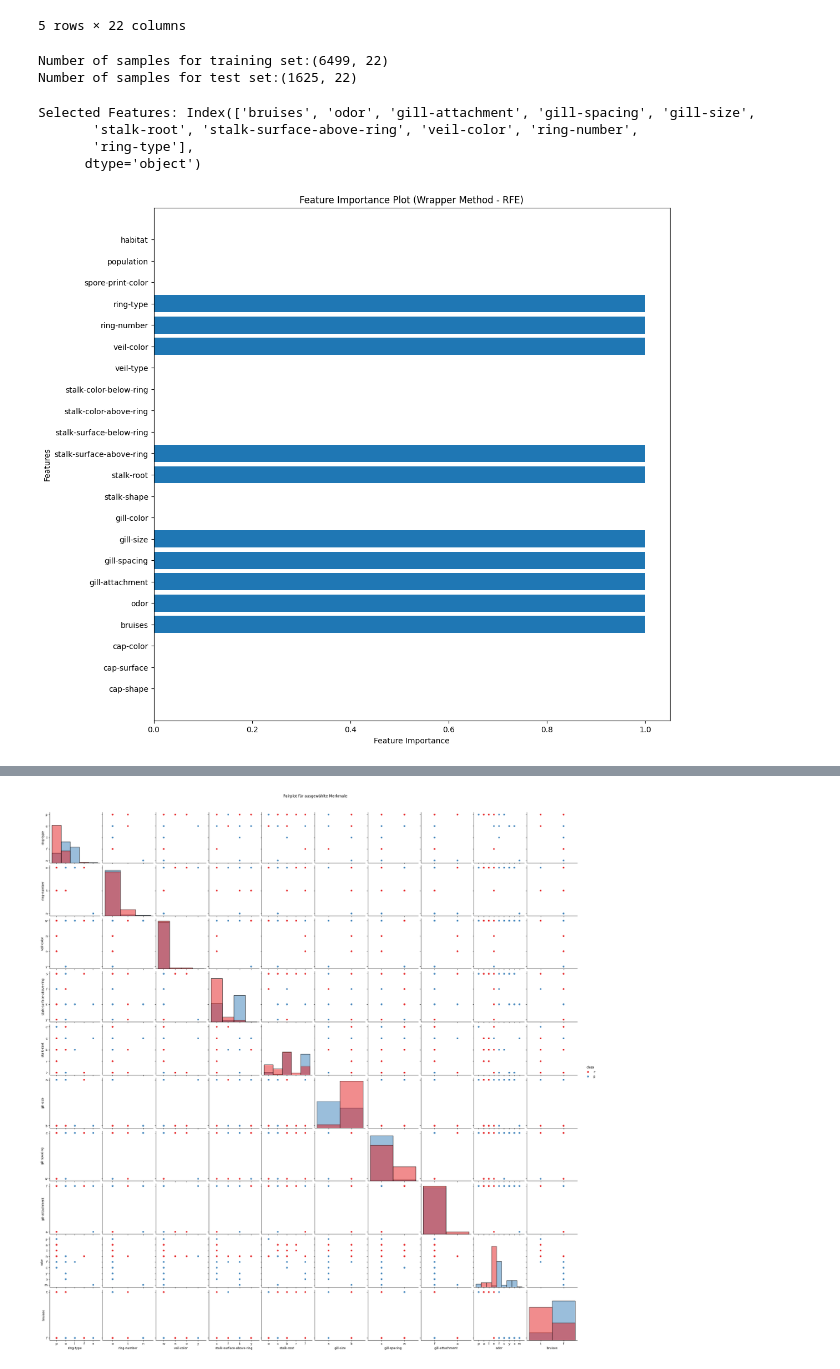
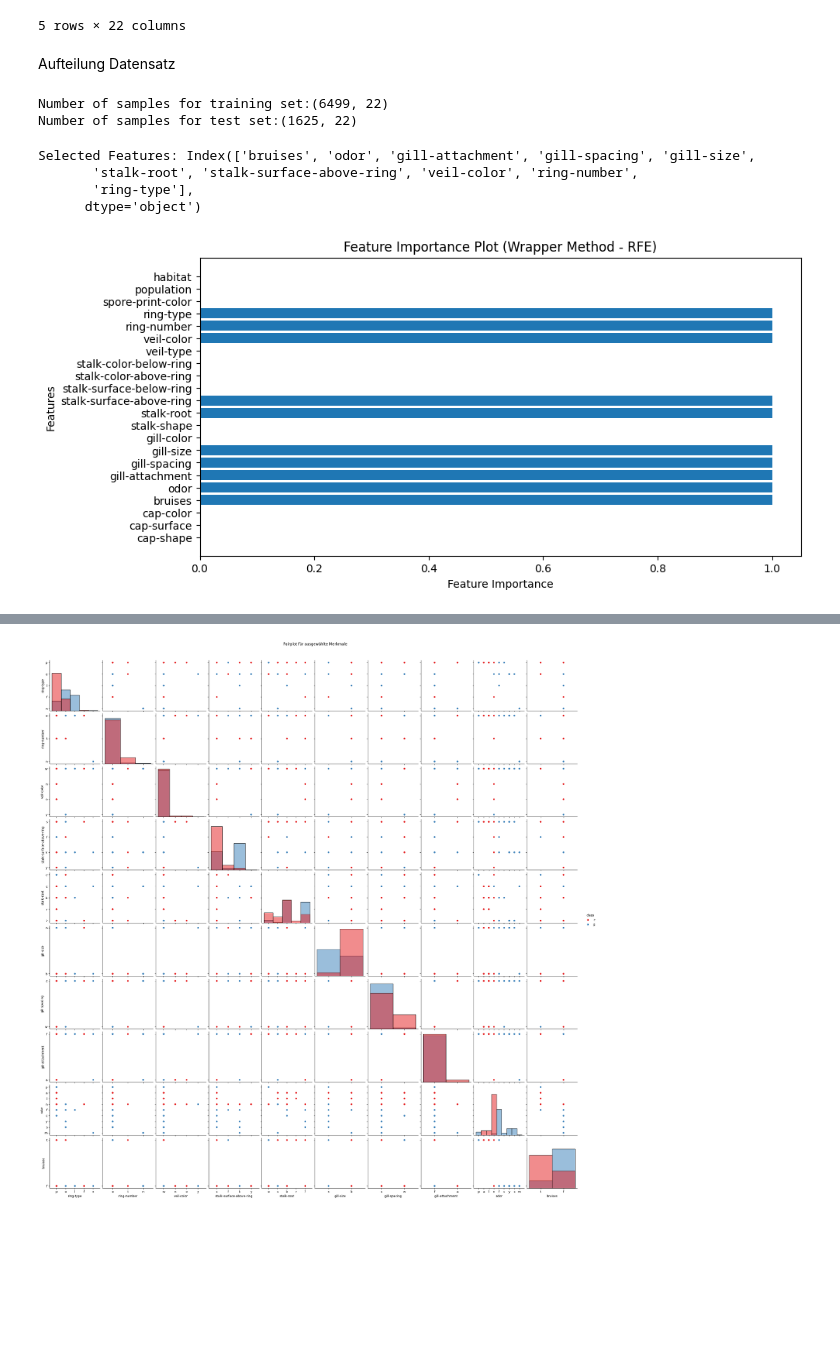
Before and after one commit to Julian-wi22060/DataExplorationProject, a Jupyter notebook: Marquardt.ipynb, the cells around one changed output, grey strips where cells are left out. Saved outputs shown, nothing was run; the diff lists cells and outputs as text; code cells hidden in the pictures; blank space fills up the shorter version.

```diff
--- a/Marquardt.ipynb
+++ b/Marquardt.ipynb
@@ -197,6 +182,8 @@ X.head()
 | 3 | x | y | w | t | p | f | c | n | ... |
 | 4 | x | s | g | f | n | f | w | b | ... |
 5 rows × 22 columns
+# %% [markdown]
+Aufteilung Datensatz
 # %%
 Encoder_X = LabelEncoder()
 for col in X.columns:
@@ -214,29 +201,29 @@ Number of samples for test set:(1625, 22)
 # %%
 warnings.filterwarnings("ignore")
 logreg = LogisticRegression()
 
 # Feature selection using Recursive Feature Elimination (RFE)
 rfe = RFE(estimator=logreg, n_features_to_select=10, step=1)
 rfe.fit(X_train, Y_train)
 
 selected_features = X.columns[rfe.support_]
 
 # Print selected features
 print("Selected Features:", selected_features)
 # Plotting feature importance with Recursive Feature Elimination
-plt.figure(figsize=(12, 12))
+plt.figure(figsize=(10, 5))
 plt.barh(range(len(rfe.support_)), rfe.support_)
 plt.yticks(range(len(X.columns)), X.columns)
 plt.xlabel('Feature Importance')
 plt.ylabel('Features')
 plt.title('Feature Importance Plot (Wrapper Method - RFE)')
 plt.show()
 # %% [output]
 Selected Features: Index(['bruises', 'odor', 'gill-attachment', 'gill-spacing', 'gill-size',
        'stalk-root', 'stalk-surface-above-ring', 'veil-color', 'ring-number',
        'ring-type'],
       dtype='object')
-[figure, old version]
+[figure, new version]
 # %%
 # Calculate Fisher score
 fisher_scores, _ = f_classif(X, y)
```
Also changed, not shown: parts of 17 cells of this notebook.
